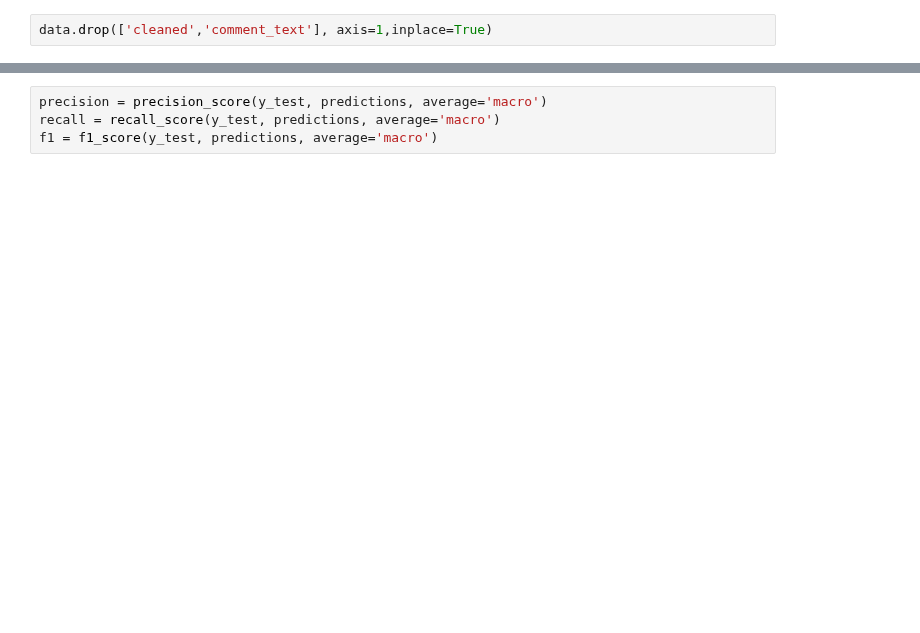
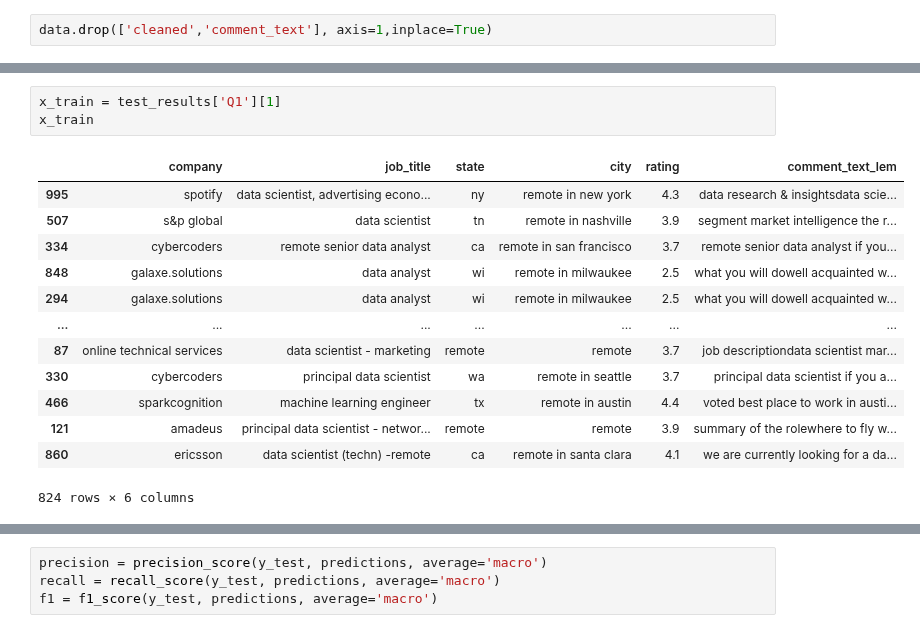
Before and after one commit to 333Kenji/indeedjobscraper, a Jupyter notebook: docs/3_NLP_and_ML_Pipeline.ipynb, the cells around one changed output, grey strips where cells are left out. Drawn from its saved outputs; the diff is of its cells as text; blank space fills up the shorter version.

```diff
--- a/docs/3_NLP_and_ML_Pipeline.ipynb
+++ b/docs/3_NLP_and_ML_Pipeline.ipynb
@@ -259,0 +409,17 @@ grid_search.best_score_
+# %%
+x_train = test_results['Q1'][1]
+x_train
+# %% [output]
+|  | company | job_title | state | city | rating | comment_text_lem |
+| 995 | spotify | data scientist, advertising econo... | ny | remote in new york | 4.3 | data research & insightsdata scie... |
+| 507 | s&p global | data scientist | tn | remote in nashville | 3.9 | segment market intelligence the r... |
+| 334 | cybercoders | remote senior data analyst | ca | remote in san francisco | 3.7 | remote senior data analyst if you... |
+| 848 | galaxe.solutions | data analyst | wi | remote in milwaukee | 2.5 | what you will dowell acquainted w... |
+| 294 | galaxe.solutions | data analyst | wi | remote in milwaukee | 2.5 | what you will dowell acquainted w... |
+| ... | ... | ... | ... | ... | ... | ... |
+| 87 | online technical services | data scientist - marketing | remote | remote | 3.7 | job descriptiondata scientist mar... |
+| 330 | cybercoders | principal data scientist | wa | remote in seattle | 3.7 | principal data scientist if you a... |
+| 466 | sparkcognition | machine learning engineer | tx | remote in austin | 4.4 | voted best place to work in austi... |
+| 121 | amadeus | principal data scientist - networ... | remote | remote | 3.9 | summary of the rolewhere to fly w... |
+| 860 | ericsson | data scientist (techn) -remote | ca | remote in santa clara | 4.1 | we are currently looking for a da... |
+824 rows × 6 columns
```
Also changed, not shown: parts of 62 cells of this notebook.
